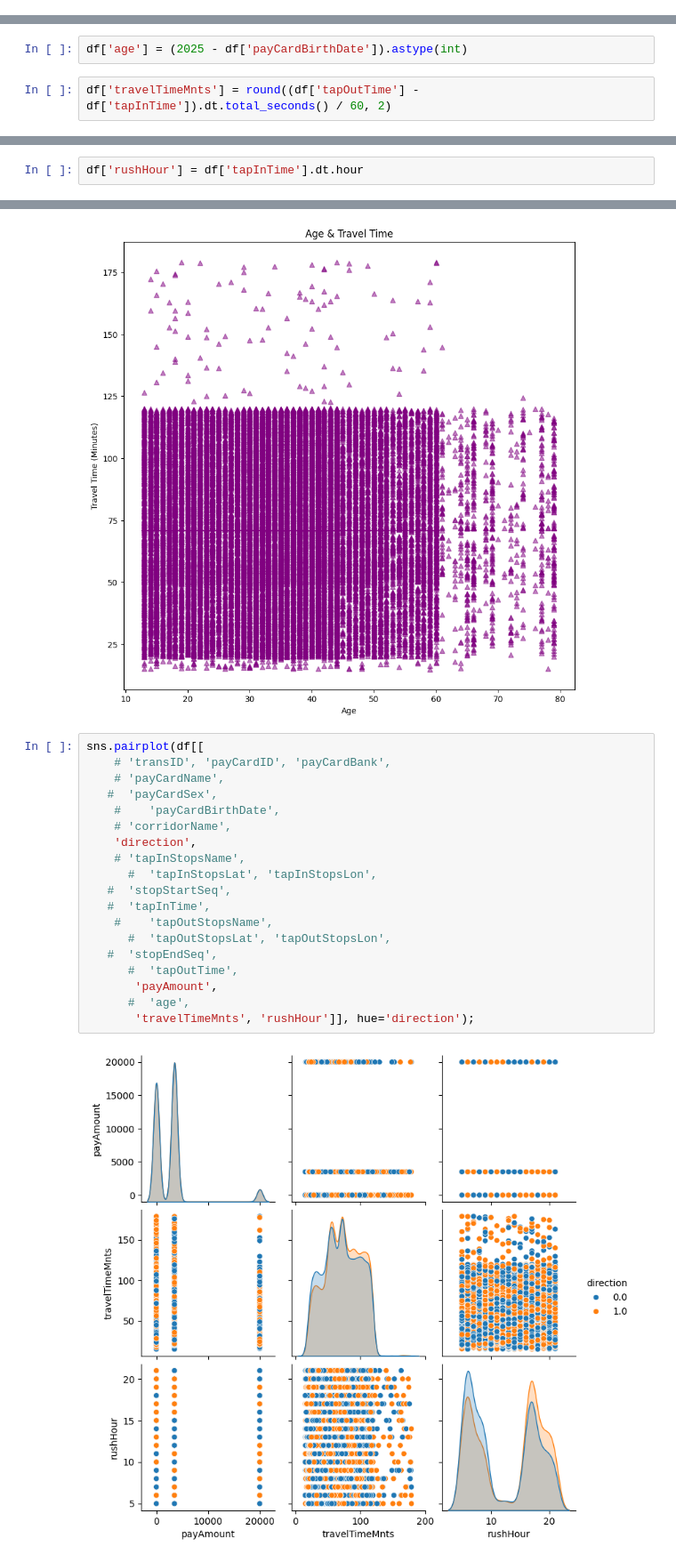
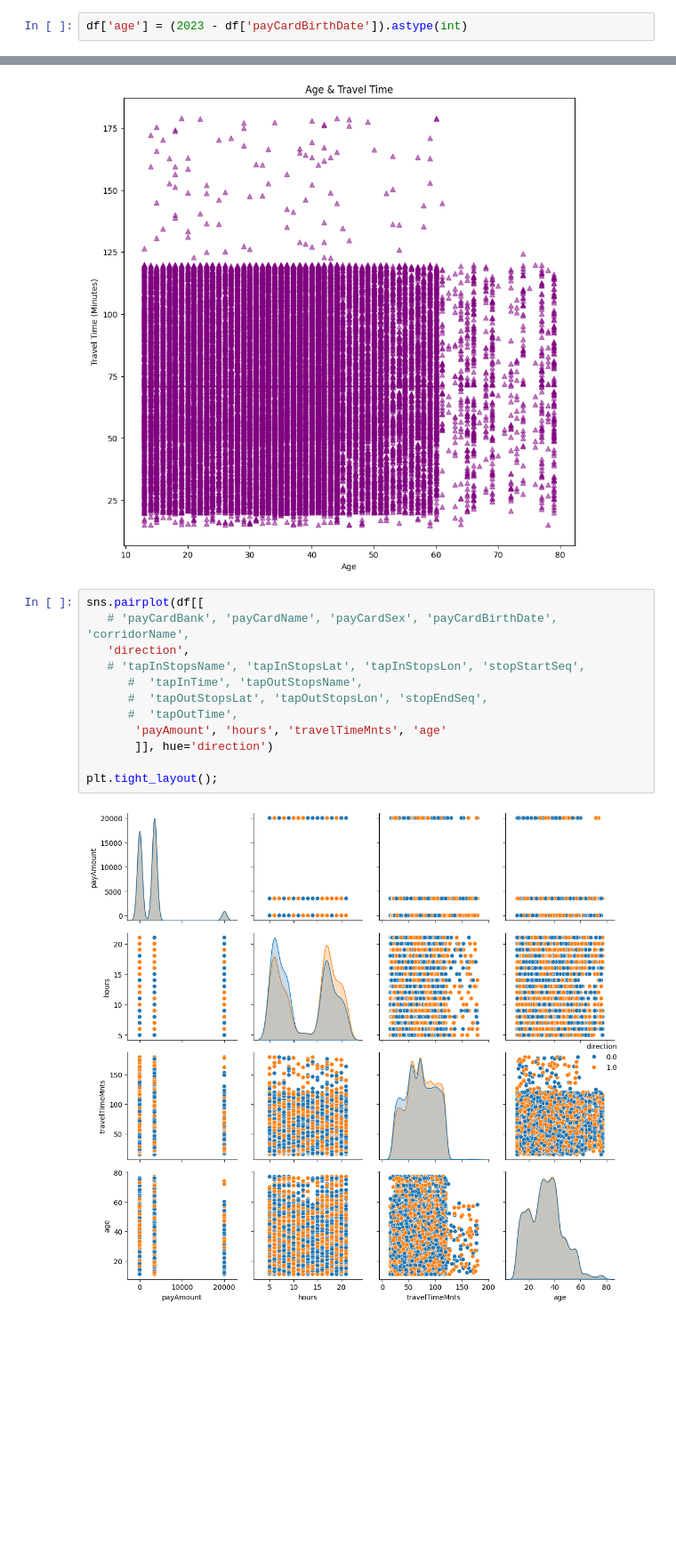
Before and after one commit to bonifasiusx/capstone-data-analysis, a Jupyter notebook: data_understanding_and_data_wrangling.ipynb, the cells around one changed output, grey strips where cells are left out. Shown at 89% size. Cells and saved outputs as stored; diff of their text form; blank space fills up the shorter version.

```diff
--- a/data_understanding_and_data_wrangling.ipynb
+++ b/data_understanding_and_data_wrangling.ipynb
@@ -888,0 +938,2 @@ pause
+# %%
+df['age'] = (2023 - df['payCardBirthDate']).astype(int)
@@ -959,7 +1054,3 @@ display(
 `Menarik. Bahkan ada 1 penumpang yang baru tiba di tujuan di atas jam 12 malam, dengan waktu perjalanan 2 jam lebih.`
 
 p.s itu dokter Michelle mau berangkat kemanasi berangkat malem-malem...
-# %%
-df['age'] = (2025 - df['payCardBirthDate']).astype(int)
-# %%
-df['travelTimeMnts'] = round((df['tapOutTime'] - df['tapInTime']).dt.total_seconds() / 60, 2)
@@ -1018,2 +1098,0 @@ Name: travelTimeMnts, dtype: float64
-# %%
-df['rushHour'] = df['tapInTime'].dt.hour
@@ -1096,22 +1107,15 @@ plt.show()
 [figure]
 # %%
 sns.pairplot(df[[
-    # 'transID', 'payCardID', 'payCardBank',
-    # 'payCardName',
-   #  'payCardSex',
-    #    'payCardBirthDate',
-    # 'corridorName',
-    'direction',
-    # 'tapInStopsName',
-      #  'tapInStopsLat', 'tapInStopsLon',
-   #  'stopStartSeq',
-   #  'tapInTime',
-    #    'tapOutStopsName',
-      #  'tapOutStopsLat', 'tapOutStopsLon',
-   #  'stopEndSeq',
+   # 'payCardBank', 'payCardName', 'payCardSex', 'payCardBirthDate', 'corridorName',
+   'direction',
+   # 'tapInStopsName', 'tapInStopsLat', 'tapInStopsLon', 'stopStartSeq',
+      #  'tapInTime', 'tapOutStopsName',
+      #  'tapOutStopsLat', 'tapOutStopsLon', 'stopEndSeq',
       #  'tapOutTime',
-       'payAmount',
-      #  'age',
-       'travelTimeMnts', 'rushHour']], hue='direction');
+       'payAmount', 'hours', 'travelTimeMnts', 'age'
+       ]], hue='direction')
+
+plt.tight_layout();
 # %% [output]
-[figure, old version]
+[figure, new version]
```
Also changed, not shown: parts of 62 cells of this notebook.
